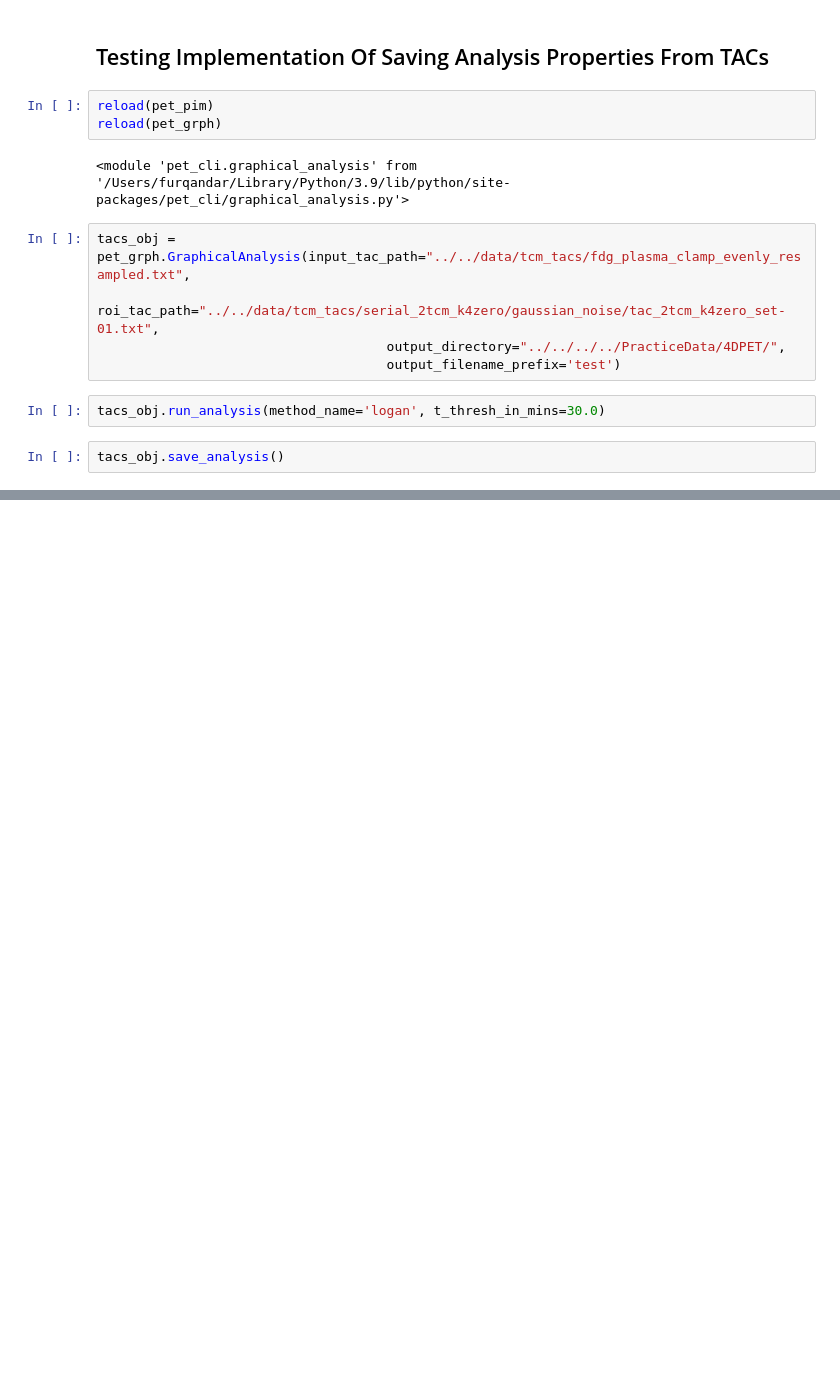
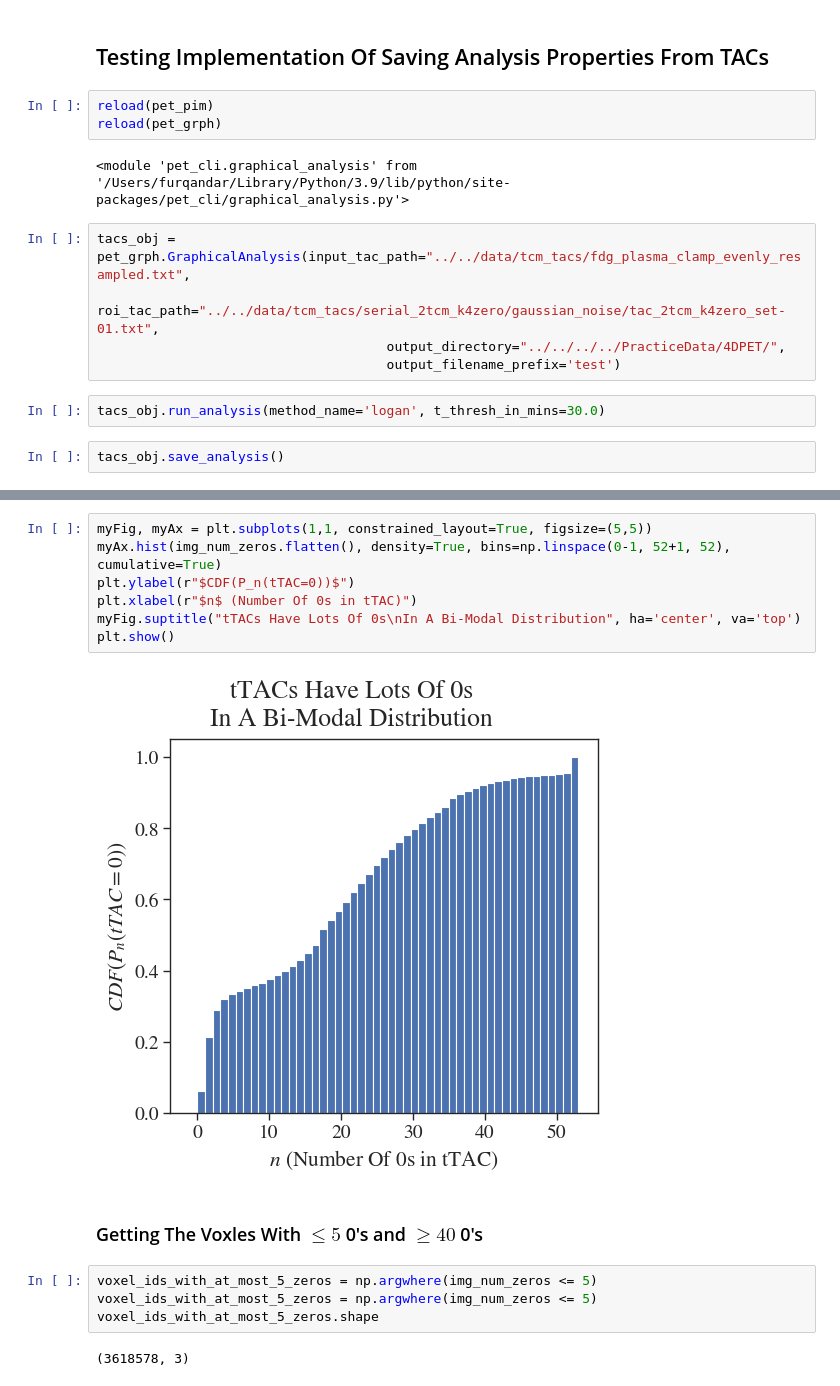
Before and after one commit to noahg-neuroimage/PETProcessing-fork2, a Jupyter notebook: test_notebooks/testing_graphical_analyses/02_testing_parametric_images.ipynb, the cells around one changed output, grey strips where cells are left out. Saved outputs shown, nothing was run; the diff lists cells and outputs as text; blank space fills up the shorter version.

```diff
--- a/test_notebooks/testing_graphical_analyses/02_testing_parametric_images.ipynb
+++ b/test_notebooks/testing_graphical_analyses/02_testing_parametric_images.ipynb
@@ -405,0 +448,17 @@ tacs_obj.save_analysis()
+# %%
+myFig, myAx = plt.subplots(1,1, constrained_layout=True, figsize=(5,5))
+myAx.hist(img_num_zeros.flatten(), density=True, bins=np.linspace(0-1, 52+1, 52), cumulative=True)
+plt.ylabel(r"$CDF(P_n(tTAC=0))$")
+plt.xlabel(r"$n$ (Number Of 0s in tTAC)")
+myFig.suptitle("tTACs Have Lots Of 0s\nIn A Bi-Modal Distribution", ha='center', va='top')
+plt.show()
+# %% [output]
+[figure, added]
+# %% [markdown]
+### Getting The Voxles With $\leq 5$ 0's and $\geq 40$ 0's
+# %%
+voxel_ids_with_at_most_5_zeros = np.argwhere(img_num_zeros <= 5)
+voxel_ids_with_at_most_5_zeros = np.argwhere(img_num_zeros <= 5)
+voxel_ids_with_at_most_5_zeros.shape
+# %% [output]
+(3618578, 3)
```
Also changed, not shown: parts of 36 cells of this notebook, 2 other files.
